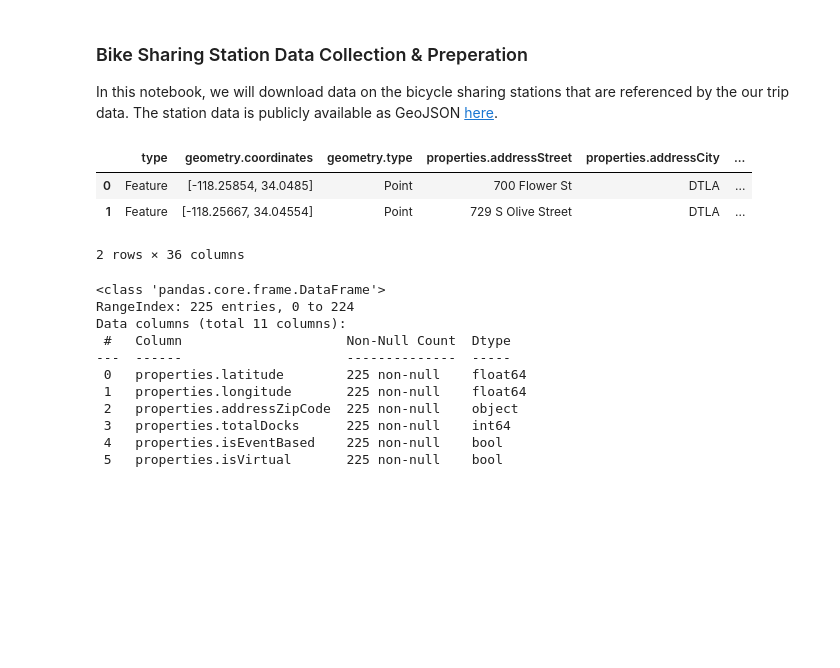
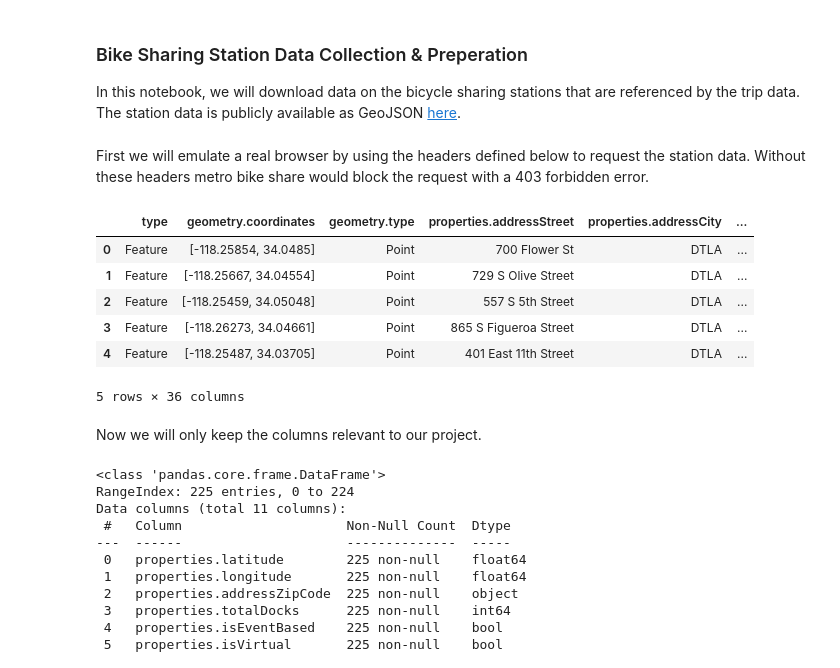
Before and after one commit to katekuian/aa_2021_magma, a Jupyter notebook: 01_data_collection_and_preparation/00_bike_sharing_stations.ipynb, the cells around one changed output. Drawn from its saved outputs; the diff is of its cells as text; code cells hidden in the pictures; blank space fills up the shorter version.

Commit message:
add annotations to notebook 00_bike_sharing_stations

```diff
--- a/01_data_collection_and_preparation/00_bike_sharing_stations.ipynb
+++ b/01_data_collection_and_preparation/00_bike_sharing_stations.ipynb
@@ -1,6 +1,6 @@
 # %% [markdown]
 ### Bike Sharing Station Data Collection & Preperation
-In this notebook, we will download data on the bicycle sharing stations that are referenced by the our trip data.
+In this notebook, we will download data on the bicycle sharing stations that are referenced by the trip data.
 The station data is publicly available as GeoJSON [here](http://bikeshare.metro.net/stations/json/).
 # %%
 import urllib.request
@@ -8,4 +8,7 @@ import json
 import pandas as pd
 import folium
 import re
+# %% [markdown]
+First we will emulate a real browser by using the headers defined below to request the station data. Without these
+headers metro bike share would block the request with a 403 forbidden error.
 # %%
@@ -33,12 +33,17 @@ if(not request_complete):
        stations_data_json = json.loads(url.read().decode())
 # %%
 stations_df = pd.json_normalize(stations_data_json['features'])
-stations_df.head(2)
+stations_df.head()
 # %% [output]
 |  | type | geometry.coordinates | geometry.type | properties.addressStreet | properties.addressCity | ... |
 | 0 | Feature | [-118.25854, 34.0485] | Point | 700 Flower St | DTLA | ... |
 | 1 | Feature | [-118.25667, 34.04554] | Point | 729 S Olive Street | DTLA | ... |
+| 2 | Feature | [-118.25459, 34.05048] | Point | 557 S 5th Street | DTLA | ... |
+| 3 | Feature | [-118.26273, 34.04661] | Point | 865 S Figueroa Street | DTLA | ... |
+| 4 | Feature | [-118.25487, 34.03705] | Point | 401 East 11th Street | DTLA | ... |
-2 rows × 36 columns
+5 rows × 36 columns
+# %% [markdown]
+Now we will only keep the columns relevant to our project.
 # %%
 stations_df = stations_df[
     [
```
Also changed, not shown: parts of 4 cells of this notebook.
